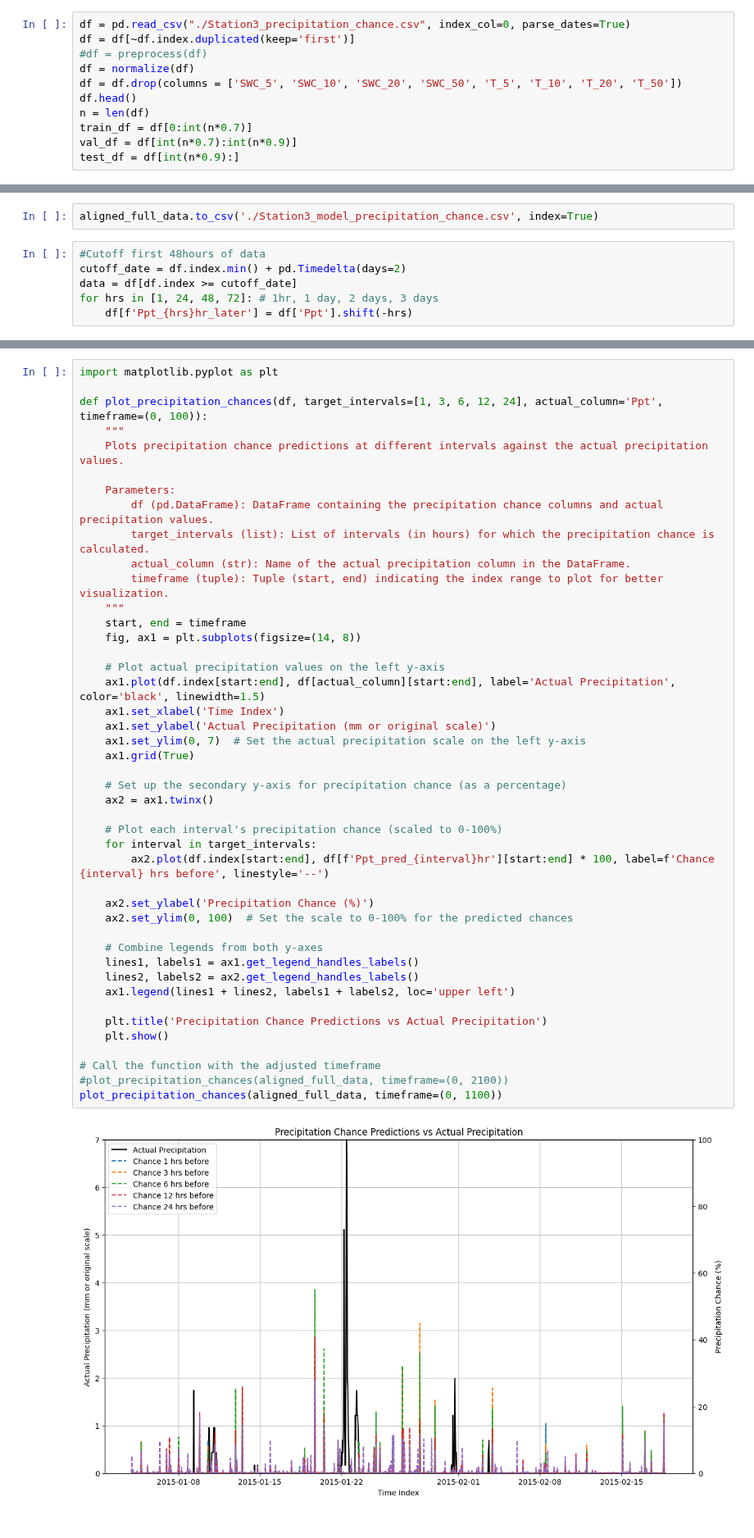
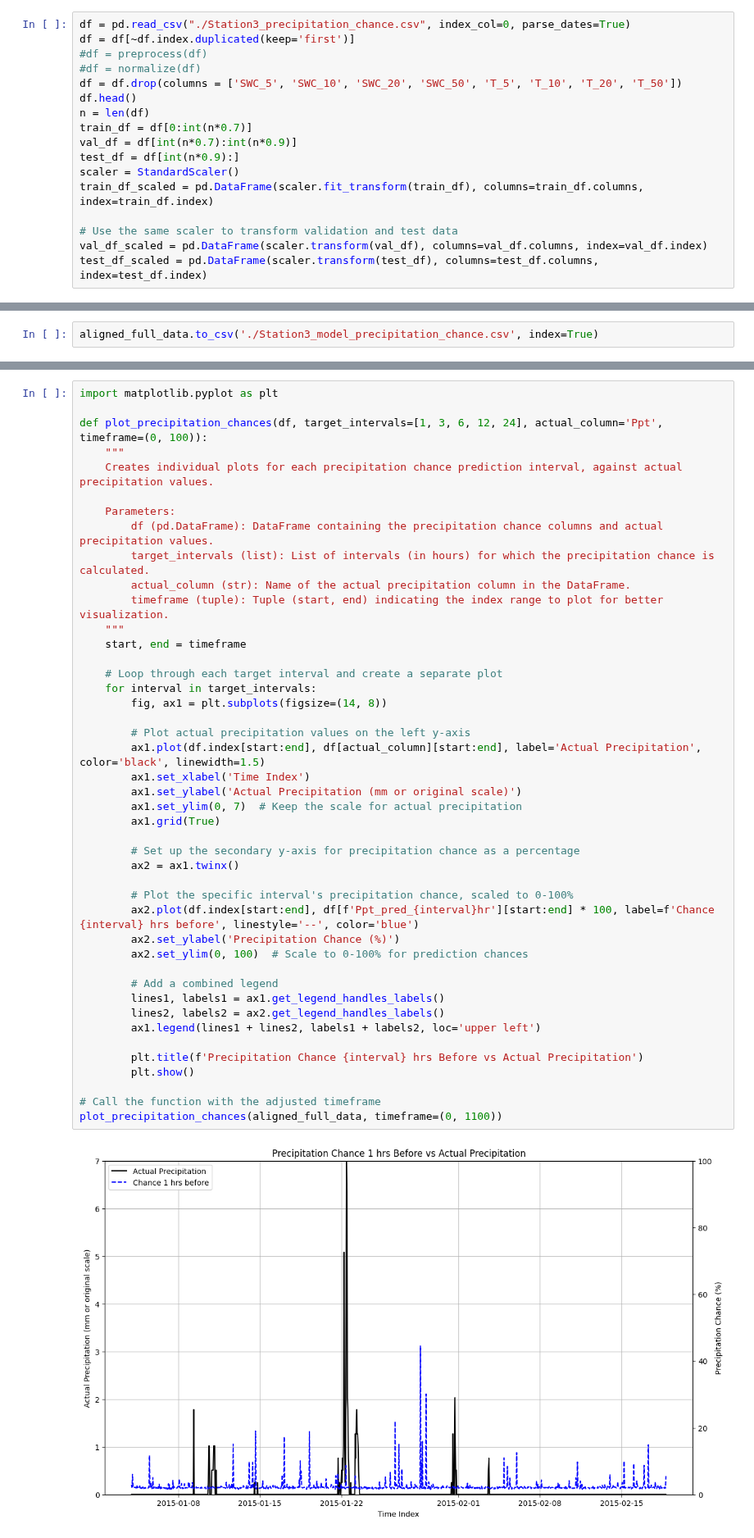
Before and after one commit to kiat/tx-soil-moisture, a Jupyter notebook: Precipitation-Percentage-Forecasting/linear_regression_prediction.ipynb, the cells around one changed output, grey strips where cells are left out. Shown at 82% size. Drawn from its saved outputs; the diff is of its cells as text.

```diff
--- a/Precipitation-Percentage-Forecasting/linear_regression_prediction.ipynb
+++ b/Precipitation-Percentage-Forecasting/linear_regression_prediction.ipynb
@@ -25,13 +25,19 @@ To enable the following instructions: AVX2 FMA, in other operations, rebuild Ten
 df = pd.read_csv("./Station3_precipitation_chance.csv", index_col=0, parse_dates=True)
 df = df[~df.index.duplicated(keep='first')]
 #df = preprocess(df)
-df = normalize(df)
+#df = normalize(df)
 df = df.drop(columns = ['SWC_5', 'SWC_10', 'SWC_20', 'SWC_50', 'T_5', 'T_10', 'T_20', 'T_50'])
 df.head()
 n = len(df)
 train_df = df[0:int(n*0.7)]
 val_df = df[int(n*0.7):int(n*0.9)]
 test_df = df[int(n*0.9):]
+scaler = StandardScaler()
+train_df_scaled = pd.DataFrame(scaler.fit_transform(train_df), columns=train_df.columns, index=train_df.index)
+
+# Use the same scaler to transform validation and test data
+val_df_scaled = pd.DataFrame(scaler.transform(val_df), columns=val_df.columns, index=val_df.index)
+test_df_scaled = pd.DataFrame(scaler.transform(test_df), columns=test_df.columns, index=test_df.index)
 # %%
 window = create_window(
         input_width=24,
@@ -147,9 +195,3 @@ See the caveats in the documentation: https://pandas.pydata.org/pandas-docs/stab
 5 rows × 41 columns
 # %%
 aligned_full_data.to_csv('./Station3_model_precipitation_chance.csv', index=True)
-# %%
-#Cutoff first 48hours of data
-cutoff_date = df.index.min() + pd.Timedelta(days=2)
-data = df[df.index >= cutoff_date]
-for hrs in [1, 24, 48, 72]: # 1hr, 1 day, 2 days, 3 days
-    df[f'Ppt_{hrs}hr_later'] = df['Ppt'].shift(-hrs)
@@ -292,46 +198,46 @@ Epoch 50/50
 # %%
 import matplotlib.pyplot as plt
 
 def plot_precipitation_chances(df, target_intervals=[1, 3, 6, 12, 24], actual_column='Ppt', timeframe=(0, 100)):
     """
-    Plots precipitation chance predictions at different intervals against the actual precipitation values.
+    Creates individual plots for each precipitation chance prediction interval, against actual precipitation values.
 
     Parameters:
         df (pd.DataFrame): DataFrame containing the precipitation chance columns and actual precipitation values.
         target_intervals (list): List of intervals (in hours) for which the precipitation chance is calculated.
         actual_column (str): Name of the actual precipitation column in the DataFrame.
         timeframe (tuple): Tuple (start, end) indicating the index range to plot for better visualization.
     """
     start, end = timeframe
-    fig, ax1 = plt.subplots(figsize=(14, 8))
 
-    # Plot actual precipitation values on the left y-axis
-    ax1.plot(df.index[start:end], df[actual_column][start:end], label='Actual Precipitation', color='black', linewidth=1.5)
-    ax1.set_xlabel('Time Index')
-    ax1.set_ylabel('Actual Precipitation (mm or original scale)')
-    ax1.set_ylim(0, 7)  # Set the actual precipitation scale on the left y-axis
-    ax1.grid(True)
+    # Loop through each target interval and create a separate plot
+    for interval in target_intervals:
+        fig, ax1 = plt.subplots(figsize=(14, 8))
 
-    # Set up the secondary y-axis for precipitation chance (as a percentage)
-    ax2 = ax1.twinx()
+        # Plot actual precipitation values on the left y-axis
+        ax1.plot(df.index[start:end], df[actual_column][start:end], label='Actual Precipitation', color='black', linewidth=1.5)
+        ax1.set_xlabel('Time Index')
+        ax1.set_ylabel('Actual Precipitation (mm or original scale)')
+        ax1.set_ylim(0, 7)  # Keep the scale for actual precipitation
+        ax1.grid(True)
 
-    # Plot each interval's precipitation chance (scaled to 0-100%)
-    for interval in target_intervals:
-        ax2.plot(df.index[start:end], df[f'Ppt_pred_{interval}hr'][start:end] * 100, label=f'Chance {interval} hrs before', linestyle='--')
+        # Set up the secondary y-axis for precipitation chance as a percentage
+        ax2 = ax1.twinx()
 
-    ax2.set_ylabel('Precipitation Chance (%)')
-    ax2.set_ylim(0, 100)  # Set the scale to 0-100% for the predicted chances
+        # Plot the specific interval's precipitation chance, scaled to 0-100%
+        ax2.plot(df.index[start:end], df[f'Ppt_pred_{interval}hr'][start:end] * 100, label=f'Chance {interval} hrs before', linestyle='--', color='blue')
+        ax2.set_ylabel('Precipitation Chance (%)')
+        ax2.set_ylim(0, 100)  # Scale to 0-100% for prediction chances
 
-    # Combine legends from both y-axes
-    lines1, labels1 = ax1.get_legend_handles_labels()
-    lines2, labels2 = ax2.get_legend_handles_labels()
-    ax1.legend(lines1 + lines2, labels1 + labels2, loc='upper left')
+        # Add a combined legend
+        lines1, labels1 = ax1.get_legend_handles_labels()
+        lines2, labels2 = ax2.get_legend_handles_labels()
+        ax1.legend(lines1 + lines2, labels1 + labels2, loc='upper left')
 
-    plt.title('Precipitation Chance Predictions vs Actual Precipitation')
-    plt.show()
+        plt.title(f'Precipitation Chance {interval} hrs Before vs Actual Precipitation')
+        plt.show()
 
 # Call the function with the adjusted timeframe
-#plot_precipitation_chances(aligned_full_data, timeframe=(0, 2100))
 plot_precipitation_chances(aligned_full_data, timeframe=(0, 1100))
 # %% [output]
-[figure, old version]
+[figure, new version]
```
Also changed, not shown: parts of 14 cells of this notebook, 2 other files.
